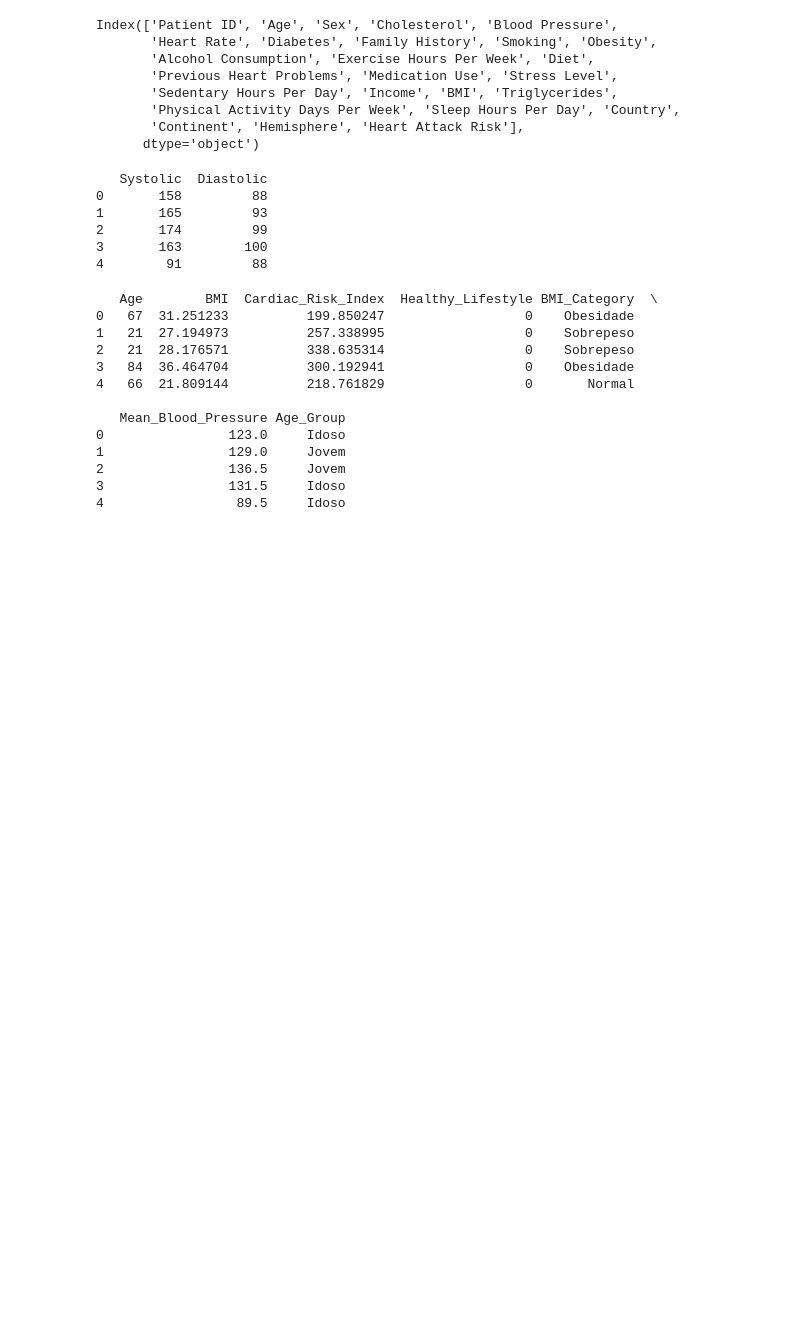
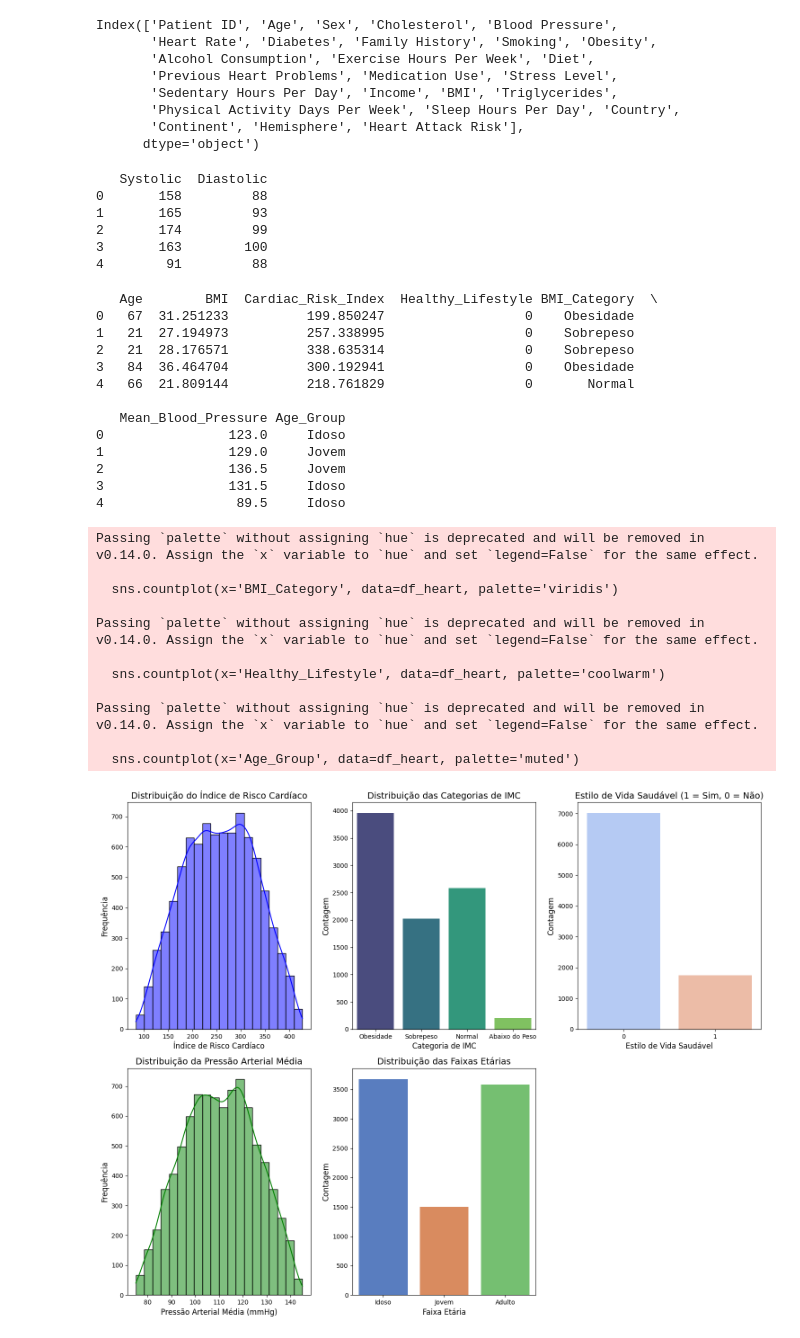
Before and after one commit to Lebepf/boss-final-gc24, a Jupyter notebook: Final Project/S03_Pré_processamento/S03T05_Features.ipynb, the cells around one changed output. Saved outputs shown, nothing was run; the diff lists cells and outputs as text; code cells hidden in the pictures; blank space fills up the shorter version.

```diff
--- a/Final Project/S03_Pré_processamento/S03T05_Features.ipynb
+++ b/Final Project/S03_Pré_processamento/S03T05_Features.ipynb
@@ -90,6 +90,64 @@ print(df_heart[['Age', 'BMI', 'Cardiac_Risk_Index', 'Healthy_Lifestyle', 'BMI_Ca
 2                136.5     Jovem
 3                131.5     Idoso
 4                 89.5     Idoso
+# %%
+import matplotlib.pyplot as plt
+import seaborn as sns
+
+# Ajustando o tamanho da figura
+plt.figure(figsize=(15, 12))
+
+# 1. Histograma do Índice de Risco Cardíaco
+plt.subplot(2, 3, 1)
+sns.histplot(df_heart['Cardiac_Risk_Index'], kde=True, color='blue', bins=20)
+plt.title('Distribuição do Índice de Risco Cardíaco', fontsize=14)
+plt.xlabel('Índice de Risco Cardíaco', fontsize=12)
+plt.ylabel('Frequência', fontsize=12)
+
+# 2. Contagem das Categorias de IMC
+plt.subplot(2, 3, 2)
+sns.countplot(x='BMI_Category', data=df_heart, palette='viridis')
+plt.title('Distribuição das Categorias de IMC', fontsize=14)
+plt.xlabel('Categoria de IMC', fontsize=12)
+plt.ylabel('Contagem', fontsize=12)
+
+# 3. Distribuição do Estilo de Vida Saudável
+plt.subplot(2, 3, 3)
+sns.countplot(x='Healthy_Lifestyle', data=df_heart, palette='coolwarm')
+plt.title('Estilo de Vida Saudável (1 = Sim, 0 = Não)', fontsize=14)
+plt.xlabel('Estilo de Vida Saudável', fontsize=12)
+plt.ylabel('Contagem', fontsize=12)
+
+# 4. Histograma da Pressão Arterial Média
+plt.subplot(2, 3, 4)
+sns.histplot(df_heart['Mean_Blood_Pressure'], kde=True, color='green', bins=20)
+plt.title('Distribuição da Pressão Arterial Média', fontsize=14)
+plt.xlabel('Pressão Arterial Média (mmHg)', fontsize=12)
+plt.ylabel('Frequência', fontsize=12)
+
+# 5. Contagem das Faixas Etárias
+plt.subplot(2, 3, 5)
+sns.countplot(x='Age_Group', data=df_heart, palette='muted')
+plt.title('Distribuição das Faixas Etárias', fontsize=14)
+plt.xlabel('Faixa Etária', fontsize=12)
+plt.ylabel('Contagem', fontsize=12)
+
+# Ajustando o layout
+plt.tight_layout()
+plt.show()
+# %% [output]
+Passing `palette` without assigning `hue` is deprecated and will be removed in v0.14.0. Assign the `x` variable to `hue` and set `legend=False` for the same effect.
+
+  sns.countplot(x='BMI_Category', data=df_heart, palette='viridis')
+
+Passing `palette` without assigning `hue` is deprecated and will be removed in v0.14.0. Assign the `x` variable to `hue` and set `legend=False` for the same effect.
+
+  sns.countplot(x='Healthy_Lifestyle', data=df_heart, palette='coolwarm')
+
+Passing `palette` without assigning `hue` is deprecated and will be removed in v0.14.0. Assign the `x` variable to `hue` and set `legend=False` for the same effect.
+
+  sns.countplot(x='Age_Group', data=df_heart, palette='muted')
+[figure, added]
 # %%
 df_heart.to_csv('df_heart_modified.csv', index=False)
 # %%
```
Also changed, not shown: 2 other files.
